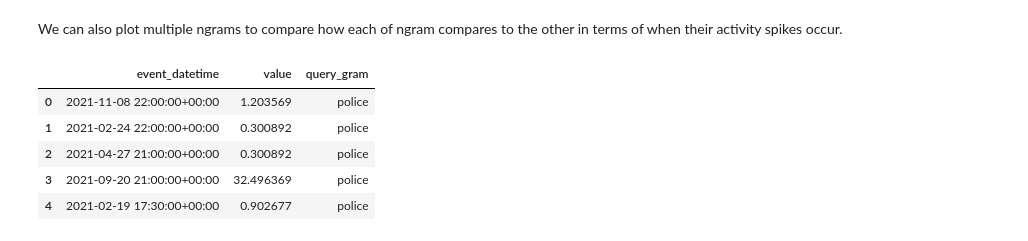
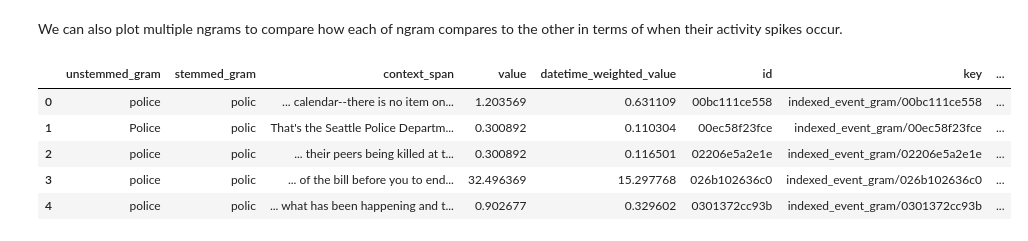
Before and after one commit to CouncilDataProject/cdp-data, a Jupyter notebook: notebooks/plot_keyword_history.ipynb, the cells around one changed output. Drawn from its saved outputs; the diff is of its cells as text; code cells hidden in the pictures.

Commit message:
Update ngram history notebook

```diff
--- a/notebooks/plot_keyword_history.ipynb
+++ b/notebooks/plot_keyword_history.ipynb
@@ -45,14 +63,14 @@ We can also plot multiple ngrams to compare how each of ngram compares to the ot
 # %%
 gram_history = pd.concat([
     police,
     get_ngram_relevancy_history("housing", infrastructure_slug="cdp-seattle-21723dcf"),
     get_ngram_relevancy_history("transportation", infrastructure_slug="cdp-seattle-21723dcf"),
 ])
-gram_history[["event_datetime", "value", "query_gram"]].head()
+gram_history.head()
 # %% [output]
-|  | event_datetime | value | query_gram |
-| 0 | 2021-11-08 22:00:00+00:00 | 1.203569 | police |
-| 1 | 2021-02-24 22:00:00+00:00 | 0.300892 | police |
-| 2 | 2021-04-27 21:00:00+00:00 | 0.300892 | police |
-| 3 | 2021-09-20 21:00:00+00:00 | 32.496369 | police |
-| 4 | 2021-02-19 17:30:00+00:00 | 0.902677 | police |
+|  | unstemmed_gram | stemmed_gram | context_span | value | datetime_weighted_value | id | key | ... |
+| 0 | police | polic | ... calendar--there is no item on... | 1.203569 | 0.631109 | 00bc111ce558 | indexed_event_gram/00bc111ce558 | ... |
+| 1 | Police | polic | That's the Seattle Police Departm... | 0.300892 | 0.110304 | 00ec58f23fce | indexed_event_gram/00ec58f23fce | ... |
+| 2 | police | polic | ... their peers being killed at t... | 0.300892 | 0.116501 | 02206e5a2e1e | indexed_event_gram/02206e5a2e1e | ... |
+| 3 | police | polic | ... of the bill before you to end... | 32.496369 | 15.297768 | 026b102636c0 | indexed_event_gram/026b102636c0 | ... |
+| 4 | police | polic | ... what has been happening and t... | 0.902677 | 0.329602 | 0301372cc93b | indexed_event_gram/0301372cc93b | ... |
```
Also changed, not shown: parts of 6 cells of this notebook.
